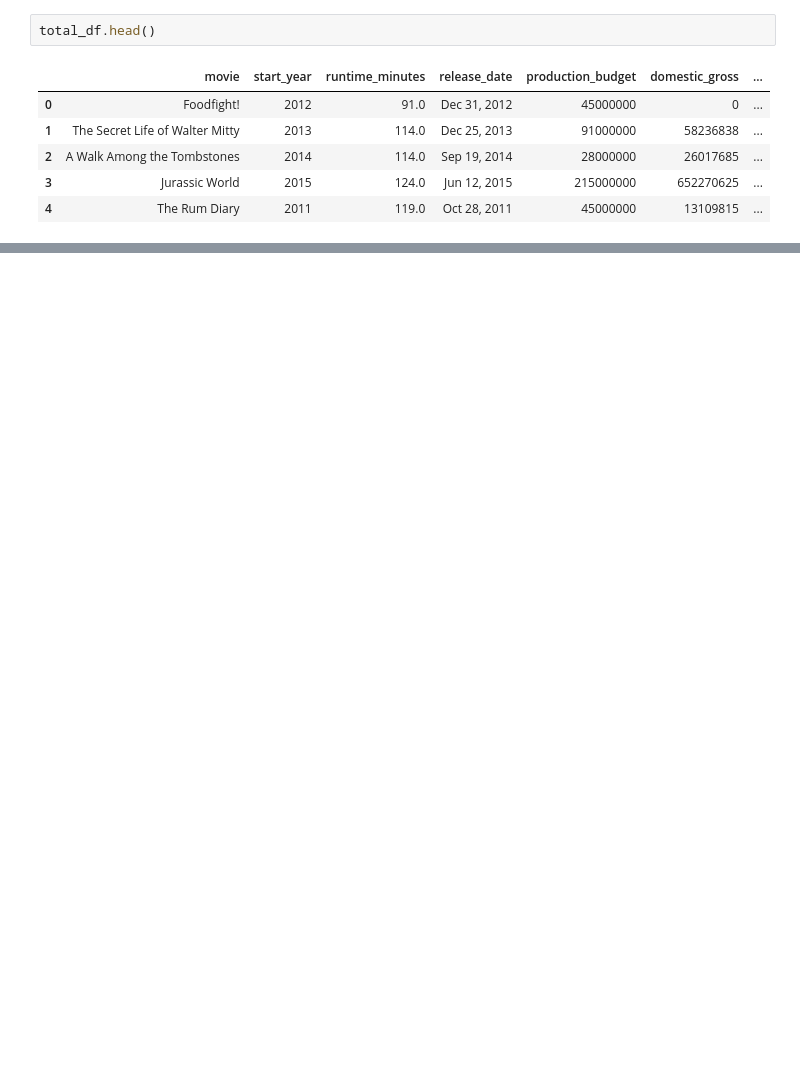
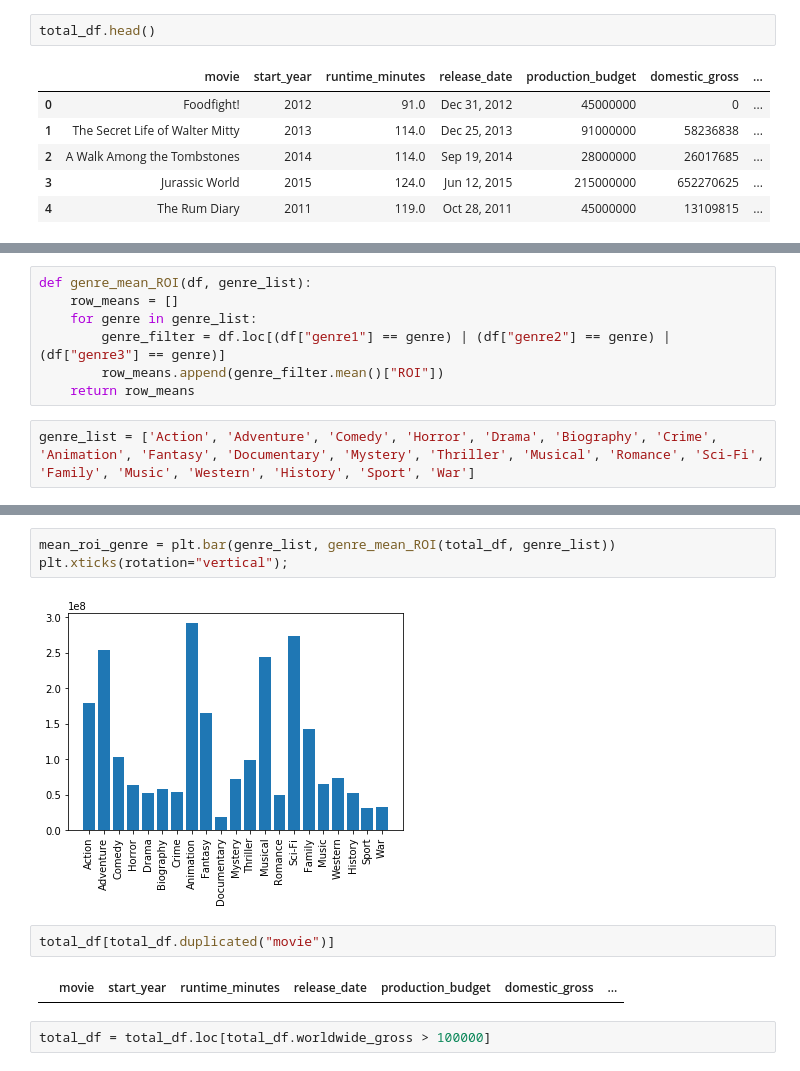
Before and after one commit to irvingcampbell/FIS-Mod1-Project, a Jupyter notebook: SH_Cleaning.ipynb, the cells around one changed output, grey strips where cells are left out. Cells and saved outputs as stored; diff of their text form; blank space fills up the shorter version.

```diff
--- a/SH_Cleaning.ipynb
+++ b/SH_Cleaning.ipynb
@@ -216,0 +299,9 @@ total_df.head()
+# %%
+def genre_mean_ROI(df, genre_list):
+    row_means = []
+    for genre in genre_list:
+        genre_filter = df.loc[(df["genre1"] == genre) | (df["genre2"] == genre) | (df["genre3"] == genre)]
+        row_means.append(genre_filter.mean()["ROI"])
+    return row_means
+# %%
+genre_list = ['Action', 'Adventure', 'Comedy', 'Horror', 'Drama', 'Biography', 'Crime', 'Animation', 'Fantasy', 'Documentary', 'Mystery', 'Thriller', 'Musical', 'Romance', 'Sci-Fi', 'Family', 'Music', 'Western', 'History', 'Sport', 'War']
@@ -216,0 +328,11 @@ total_df.head()
+# %%
+mean_roi_genre = plt.bar(genre_list, genre_mean_ROI(total_df, genre_list))
+plt.xticks(rotation="vertical");
+# %% [output]
+[figure, added]
+# %%
+total_df[total_df.duplicated("movie")]
+# %% [output]
+|  | movie | start_year | runtime_minutes | release_date | production_budget | domestic_gross | ... |
+# %%
+total_df = total_df.loc[total_df.worldwide_gross > 100000]
```
Also changed, not shown: parts of 35 cells of this notebook.
